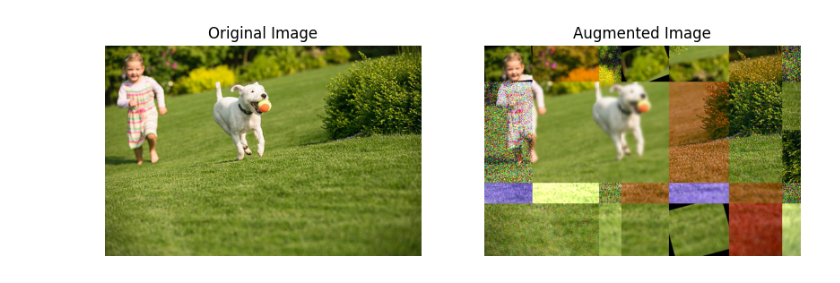
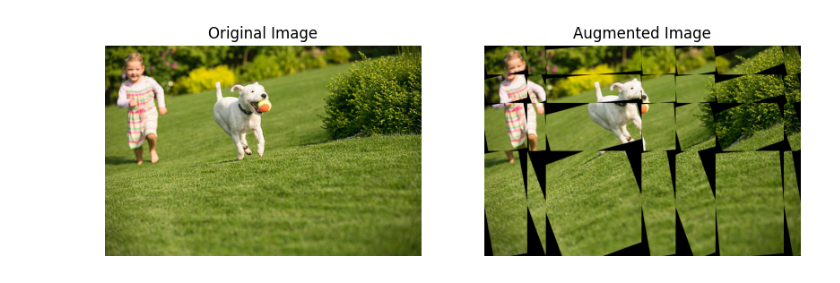
Before and after one commit to kaminskaz/Projekt-Interdyscyplinarny, a Jupyter notebook: test.ipynb, the cells around one changed output. Saved outputs shown, nothing was run; the diff lists cells and outputs as text; code cells hidden in the pictures.

Commit message:
different aug modes added

```diff
--- a/test.ipynb
+++ b/test.ipynb
@@ -5,5 +7,4 @@ from Augumentor import Augumentor
 # %%
-A = Augumentor()
-A.process_image("img/dog_with_kid.jpg","output_img/dog_with_kid.jpg", 7,4,30)
+A.process_image("img/dog_with_kid.jpg","output_img/dog_with_kid_same.jpg", 7,4,30, mode="same")
 # %% [output]
-[figure, old version]
+[figure, new version]
```
Also changed, not shown: parts of 3 cells of this notebook, 3 other files.
